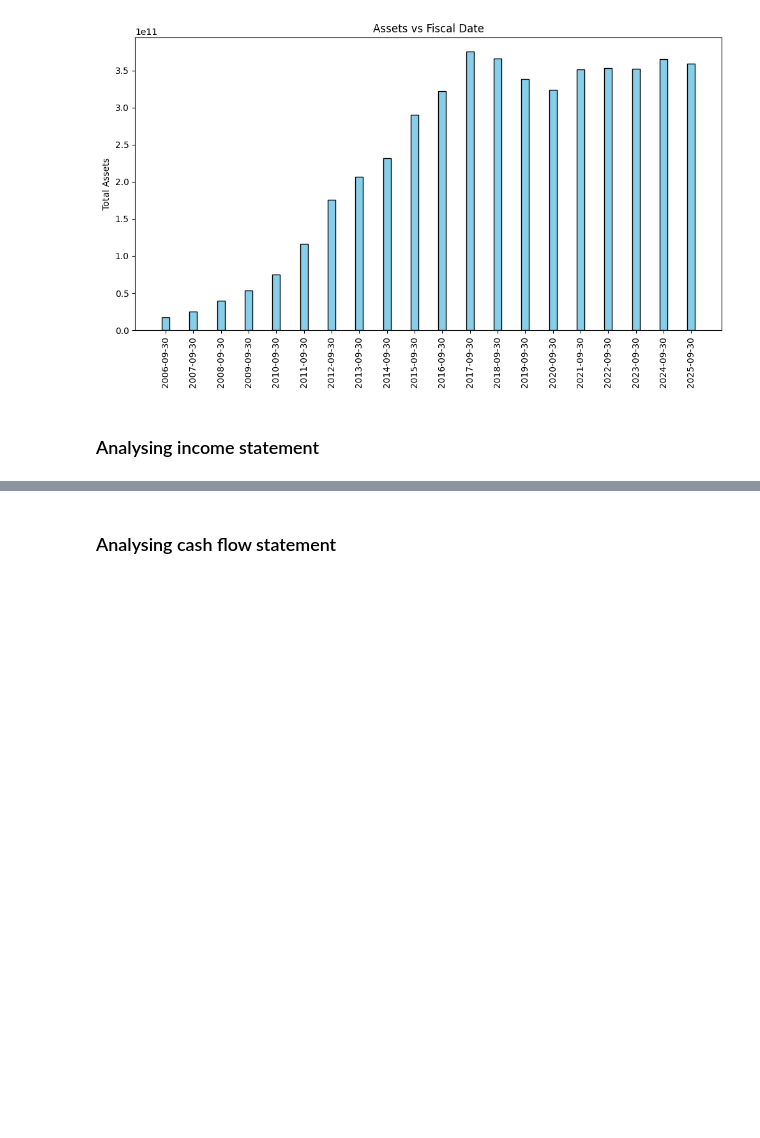
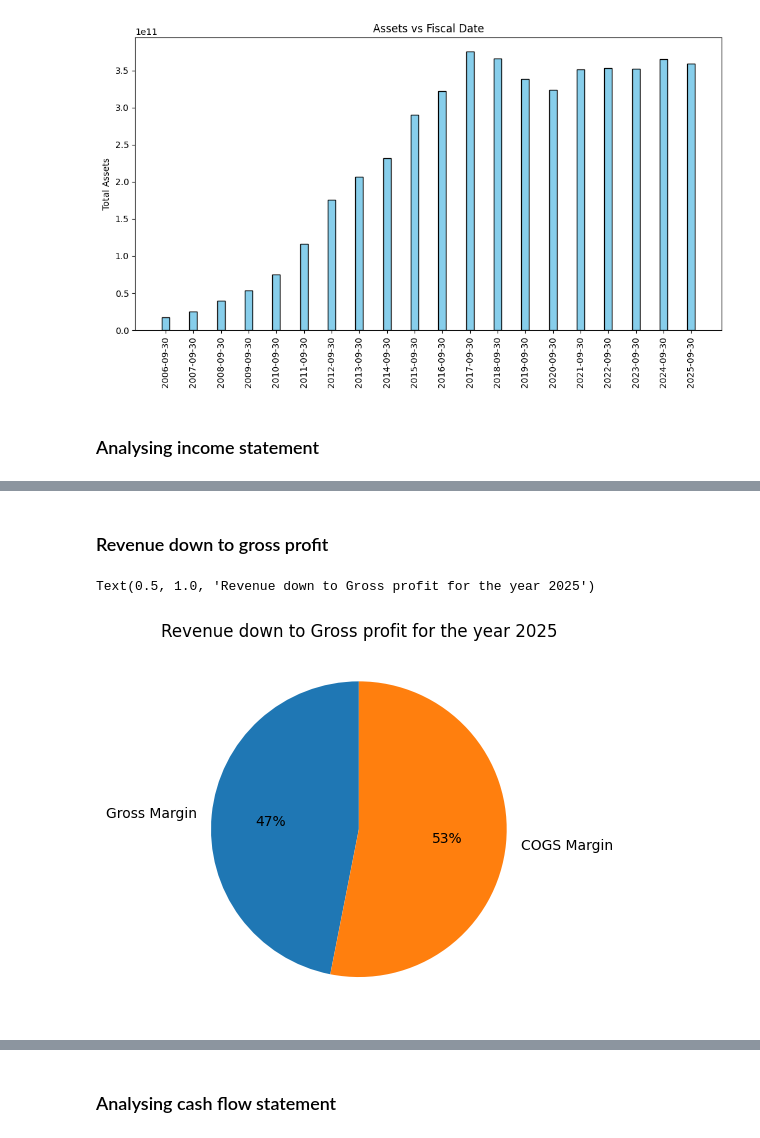
Before and after one commit to kumarbyes/project_stock_analysis, a Jupyter notebook: analaysis_using_pandas/exploratory_data_anaysis.ipynb, the cells around one changed output, grey strips where cells are left out. Drawn from its saved outputs; the diff is of its cells as text; code cells hidden in the pictures; blank space fills up the shorter version.

```diff
--- a/analaysis_using_pandas/exploratory_data_anaysis.ipynb
+++ b/analaysis_using_pandas/exploratory_data_anaysis.ipynb
@@ -181,0 +263,14 @@ income_df.query("report_type == 'ANNUAL'")
+# %% [markdown]
+### Revenue down to gross profit
+# %%
+fig, ax = plt.subplots()
+
+ax.pie(income_df_annual.loc[0][["gross_margin","cogs_margin"]],
+       startangle=90,
+       labels = ["Gross Margin","COGS Margin"],
+       autopct='%.0f%%')
+
+ax.set_title(f"Revenue down to Gross profit for the year {income_df_annual.loc[0]["fiscal_date_ending"].year}")
+# %% [output]
+Text(0.5, 1.0, 'Revenue down to Gross profit for the year 2025')
+[figure, added]
```
Also changed, not shown: parts of 20 cells of this notebook, 3 other files.
